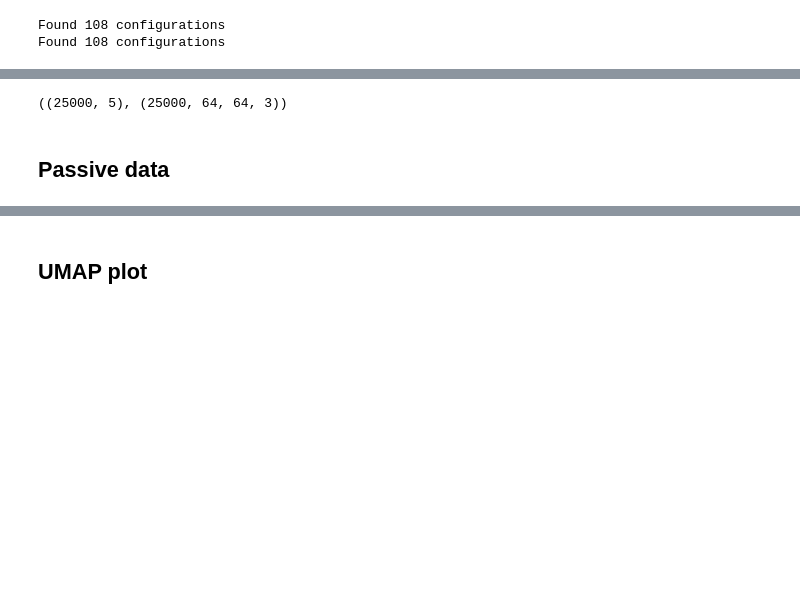
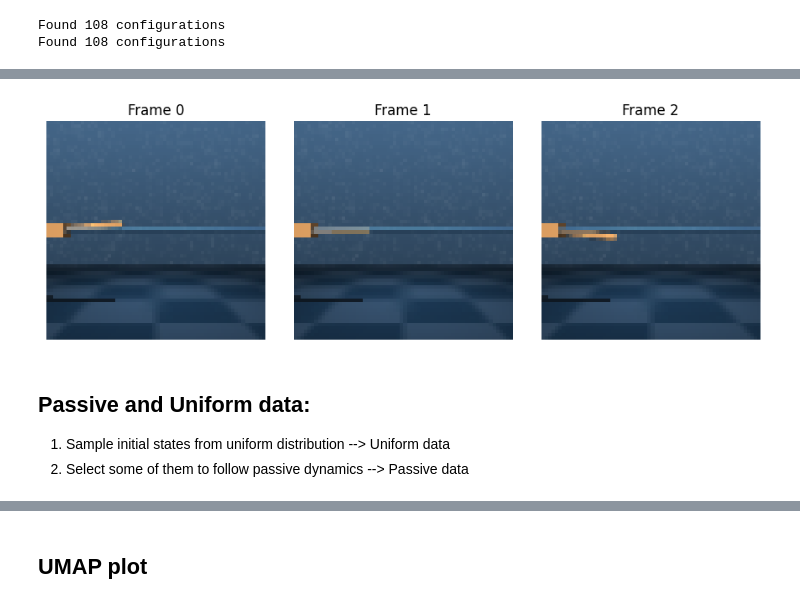
Before and after one commit to dynamical-inference/tdmpc2, a Jupyter notebook: analysis/26-01-23_data.ipynb, the cells around one changed output, grey strips where cells are left out. Saved outputs shown, nothing was run; the diff lists cells and outputs as text; code cells hidden in the pictures; blank space fills up the shorter version.

```diff
--- a/analysis/26-01-23_data.ipynb
+++ b/analysis/26-01-23_data.ipynb
@@ -142,6 +216,5 @@ obs_episodes_pixel_stacked = np.concatenate(obs_episodes_pixel_offpolicy,
 # %%
-frames_offpolicy_stacked = reconstruct_cartpole_dmcontrol(obs_episodes_stacked,
-                                                          height=64,
-                                                          width=64,
-                                                          return_frames=True)
-frames_offpolicy_stacked = np.array(frames_offpolicy_stacked)
+frames_offpolicy_dreamer = reconstruct_cartpole_dmcontrol(
+    obs_episodes_offpolicy, height=64, width=64, return_frames=True)
+frames_offpolicy_dreamer = np.array(frames_offpolicy_dreamer)
+frames_offpolicy_tdmpc2 = chunk_data_and_stack(frames_offpolicy_dreamer)
@@ -156,2 +225,7 @@ frames_offpolicy_stacked.shape
+# %%
+# Example usage:
+plot_frames(frames_offpolicy_tdmpc2, idx=520)
+# %% [output]
+[figure, added]
 # %%
 data_off_policy = {
@@ -168,9 +243,8 @@ os.makedirs(save_dir, exist_ok=True)
 # Save data for in-policy, off-policy, and passive episodes
 with open(os.path.join(save_dir, 'data_off_policy.pkl'), 'wb') as f:
     pickle.dump(data_off_policy, f)
-# %%
-obs_episodes_stacked.shape, frames_offpolicy_stacked.shape
-# %% [output]
-((25000, 5), (25000, 64, 64, 3))
 # %% [markdown]
-## Passive data
+## Passive and Uniform data:
+
+1. Sample initial states from uniform distribution --> Uniform data
+2. Select some of them to follow passive dynamics --> Passive data
```
Also changed, not shown: parts of 44 cells of this notebook.
